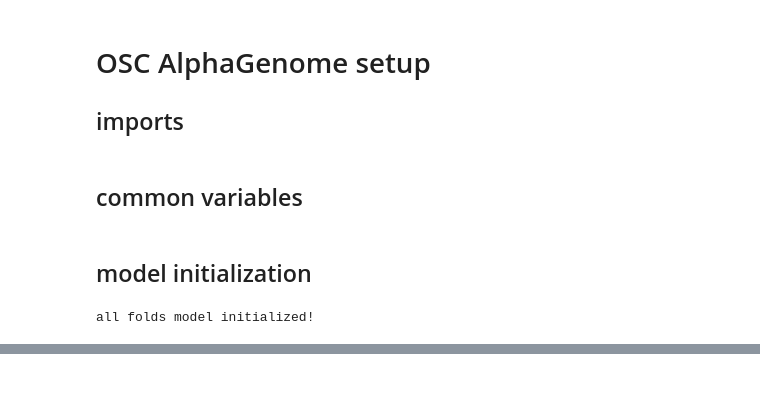
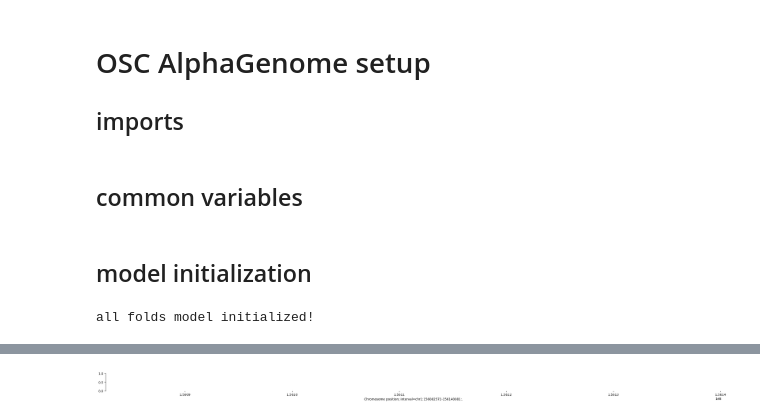
Before and after one commit to cralbers/variant-effects, a Jupyter notebook: osc/ISM_analysis.ipynb, the cells around one changed output, grey strips where cells are left out. Drawn from its saved outputs; the diff is of its cells as text; code cells hidden in the pictures; blank space fills up the shorter version.

```diff
--- a/osc/ISM_analysis.ipynb
+++ b/osc/ISM_analysis.ipynb
@@ -70,6 +78,8 @@ requested_outputs = {dna_client.OutputType.ATAC,
         dna_client.OutputType.CONTACT_MAPS,
         dna_client.OutputType.CHIP_HISTONE,
         dna_client.OutputType.CHIP_TF}
+
+ccre_bed_path = f'{BASE_PATH}ag/variant-effects/osc/data_sync/predicted_ccre_like_regions_central_LV_128res.bed'
 # %% [markdown]
 ## model initialization
 # %%
@@ -111,0 +105,5 @@ df.head(20)
+# %%
+ccre_df = pd.read_csv(ccre_bed_path, sep='\t')
+ccre_df['start'] = ccre_df['start'].astype(int)
+ccre_df['end'] = ccre_df['end'].astype(int)
+ccre_df.head()
@@ -111,0 +119,16 @@ df.head(20)
+# %%
+ism_scores_dir = f'{BASE_PATH}ag/variant-effects/osc/lmna_ism_out/'
+
+ism_dfs = []
+
+for idx, row in ccre_df.iterrows():
+    start = row.start
+    end = row.end
+    ism_results_path = f'{ism_scores_dir}lmna_ism_{start}_{end}_1048576.csv'
+    ism_results_df = pd.read_csv(ism_results_path)
+    ism_results_df['ccre_id'] = row['name']
+    ism_dfs.append(ism_results_df)
+# %%
+ism_df = pd.concat(ism_dfs, ignore_index=True)
+# ism_df['ccre_id'].unique()
+ism_df.head()
@@ -111,0 +201,16 @@ df.head(20)
+# %%
+plot_components.plot(
+    [
+        plot_components.SeqLogo(
+            scores=ism_result,
+            scores_interval=ism_interval,
+            ylabel=f'ISM {ccre_id}',
+        )
+    ],
+    interval=ism_interval,
+    fig_width=35,
+)
+
+plt.show()
+# %% [output]
+[figure, added]
```
Also changed, not shown: parts of 14 cells of this notebook, 3 other files.
